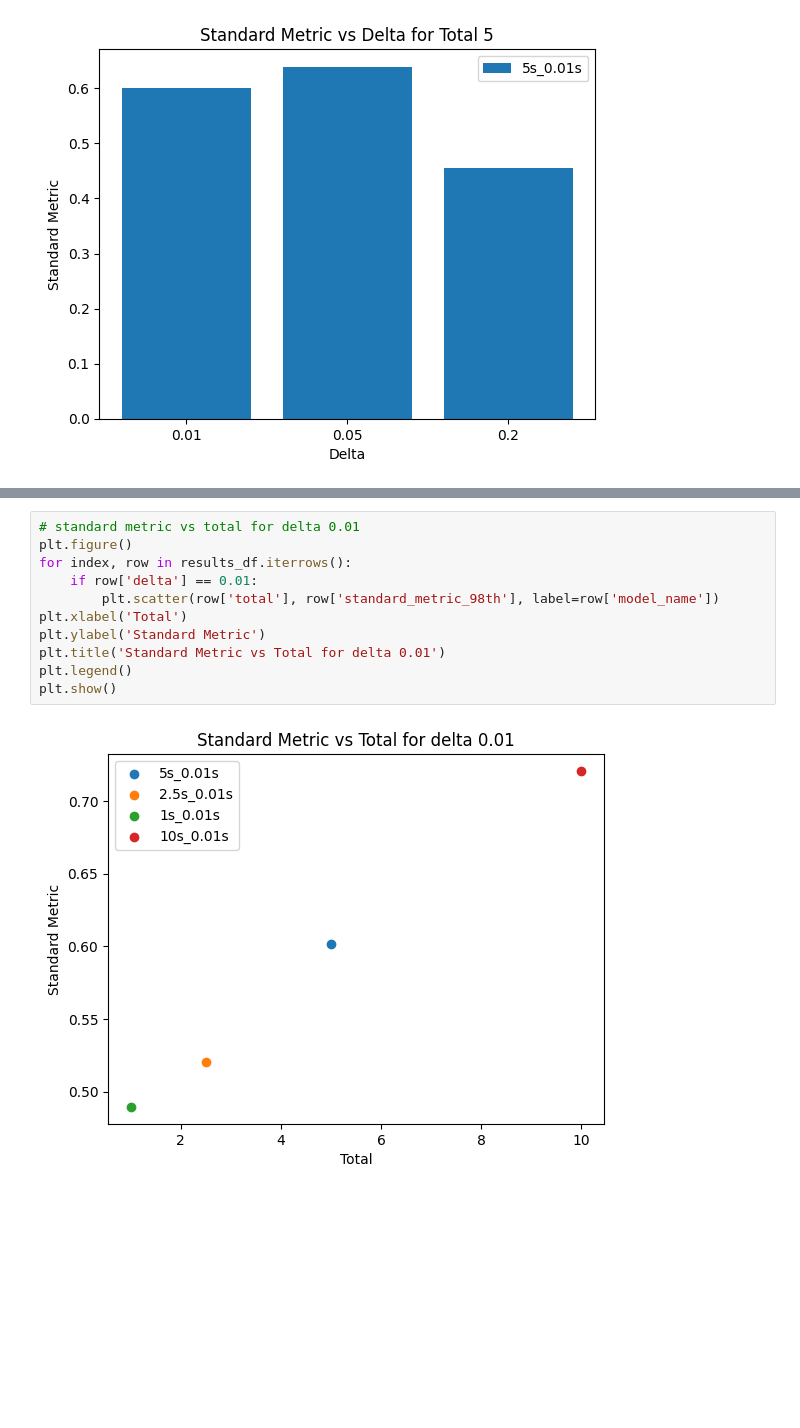
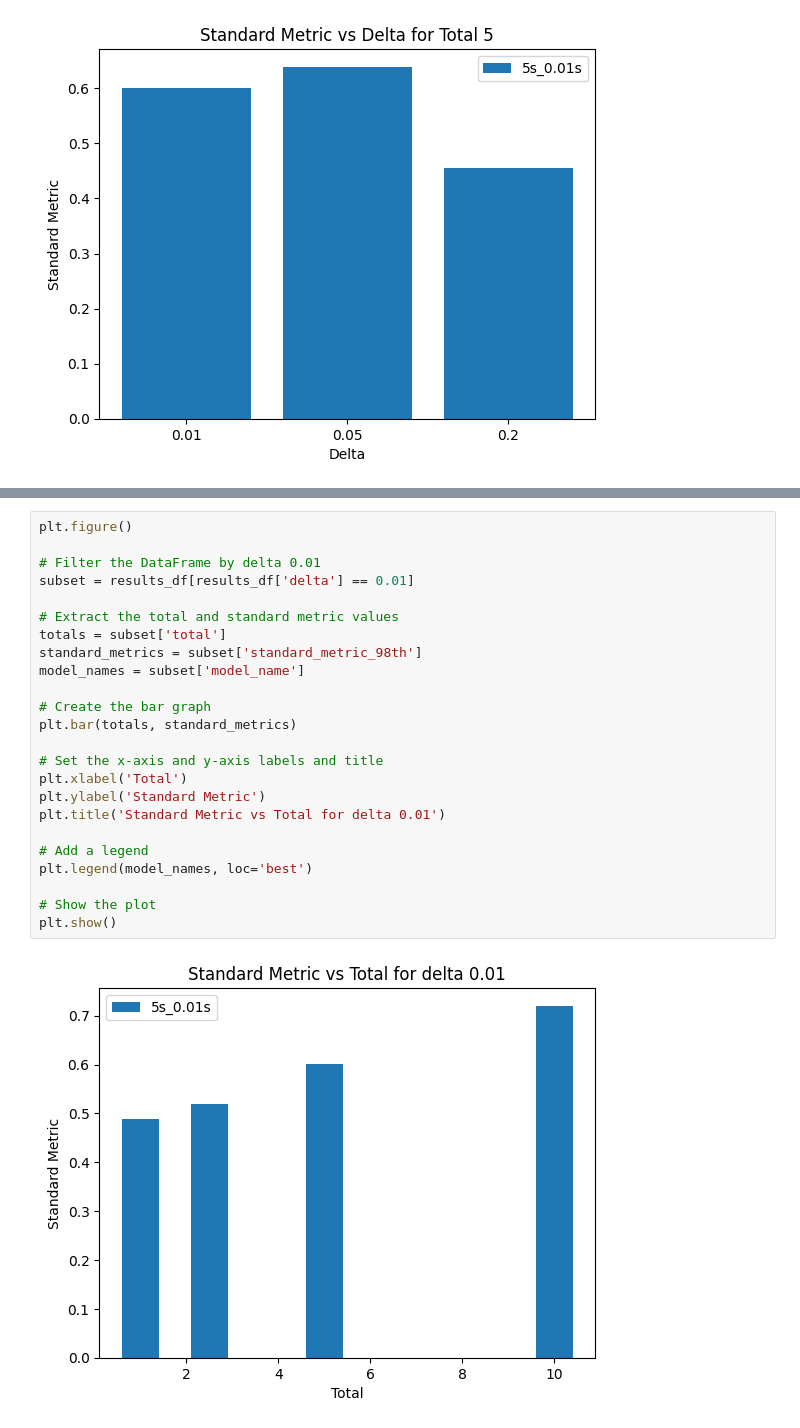
Before and after one commit to lukeyoffe/cs293n, a Jupyter notebook: result_plotting/experiments.ipynb, the cells around one changed output, grey strips where cells are left out. Cells and saved outputs as stored; diff of their text form; blank space fills up the shorter version.

```diff
--- a/result_plotting/experiments.ipynb
+++ b/result_plotting/experiments.ipynb
@@ -425,13 +420,26 @@ plt.show()
-# %%
-# standard metric vs total for delta 0.01
-plt.figure()
-for index, row in results_df.iterrows():
-    if row['delta'] == 0.01:
-        plt.scatter(row['total'], row['standard_metric_98th'], label=row['model_name'])
-plt.xlabel('Total')
-plt.ylabel('Standard Metric')
-plt.title('Standard Metric vs Total for delta 0.01')
-plt.legend()
-plt.show()
-# %% [output]
-[figure, removed]
+# %%
+plt.figure()
+
+# Filter the DataFrame by delta 0.01
+subset = results_df[results_df['delta'] == 0.01]
+
+# Extract the total and standard metric values
+totals = subset['total']
+standard_metrics = subset['standard_metric_98th']
+model_names = subset['model_name']
+
+# Create the bar graph
+plt.bar(totals, standard_metrics)
+
+# Set the x-axis and y-axis labels and title
+plt.xlabel('Total')
+plt.ylabel('Standard Metric')
+plt.title('Standard Metric vs Total for delta 0.01')
+
+# Add a legend
+plt.legend(model_names, loc='best')
+
+# Show the plot
+plt.show()
+# %% [output]
+[figure, added]
```
Also changed, not shown: parts of 5 cells of this notebook, 6 other files.
